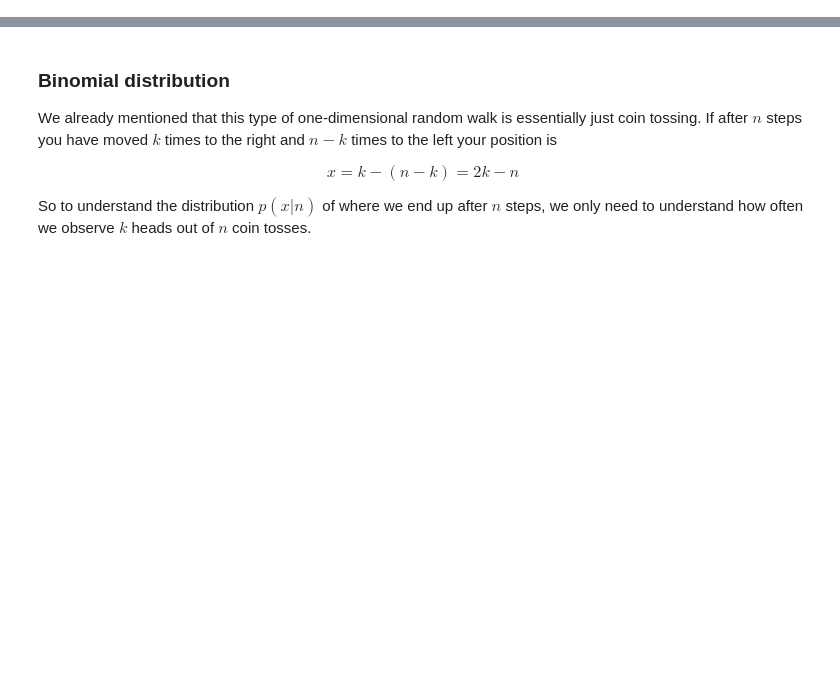
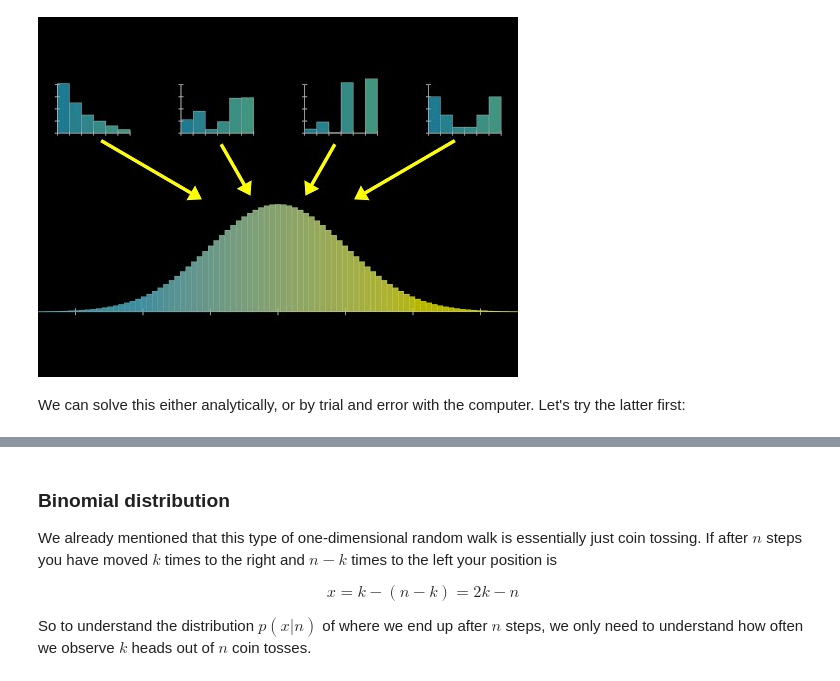
Before and after one commit to neherlab/PoL1-course-materials, a Jupyter notebook: notebooks/lecture04a_RandomWalks.ipynb, the cells around one changed output, grey strips where cells are left out. Saved outputs shown, nothing was run; the diff lists cells and outputs as text; code cells hidden in the pictures; blank space fills up the shorter version.

```diff
--- a/notebooks/lecture04a_RandomWalks.ipynb
+++ b/notebooks/lecture04a_RandomWalks.ipynb
@@ -28,3 +30,18 @@ How often are you going to end up in what place? We can solve this either analyt
+# %%
+from IPython.display import YouTubeVideo
+from datetime import timedelta
+
+YouTubeVideo(
+    'zeJD6dqJ5lo',
+    width=1000, height=600,
+    start=int(timedelta(minutes=1, seconds=54).total_seconds()),
+    end=int(timedelta(minutes=3, seconds=50).total_seconds()),
+    cc_load_policy=0,
+)
+# %% [output]
+[figure, added]
+# %% [markdown]
+We can solve this either analytically, or by trial and error with the computer. Let's try the latter first:
 # %%
 import matplotlib.pyplot as plt
 import numpy as np
```
Also changed, not shown: parts of 7 cells of this notebook, 2 other files.
